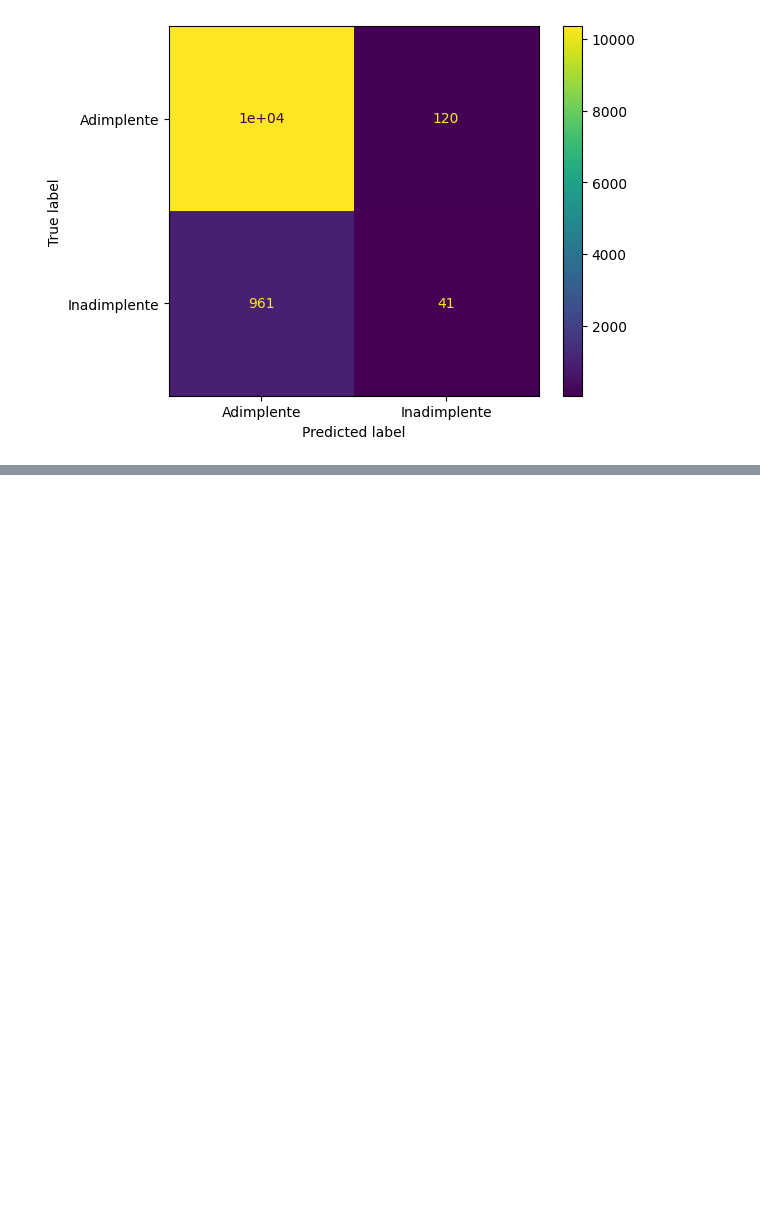
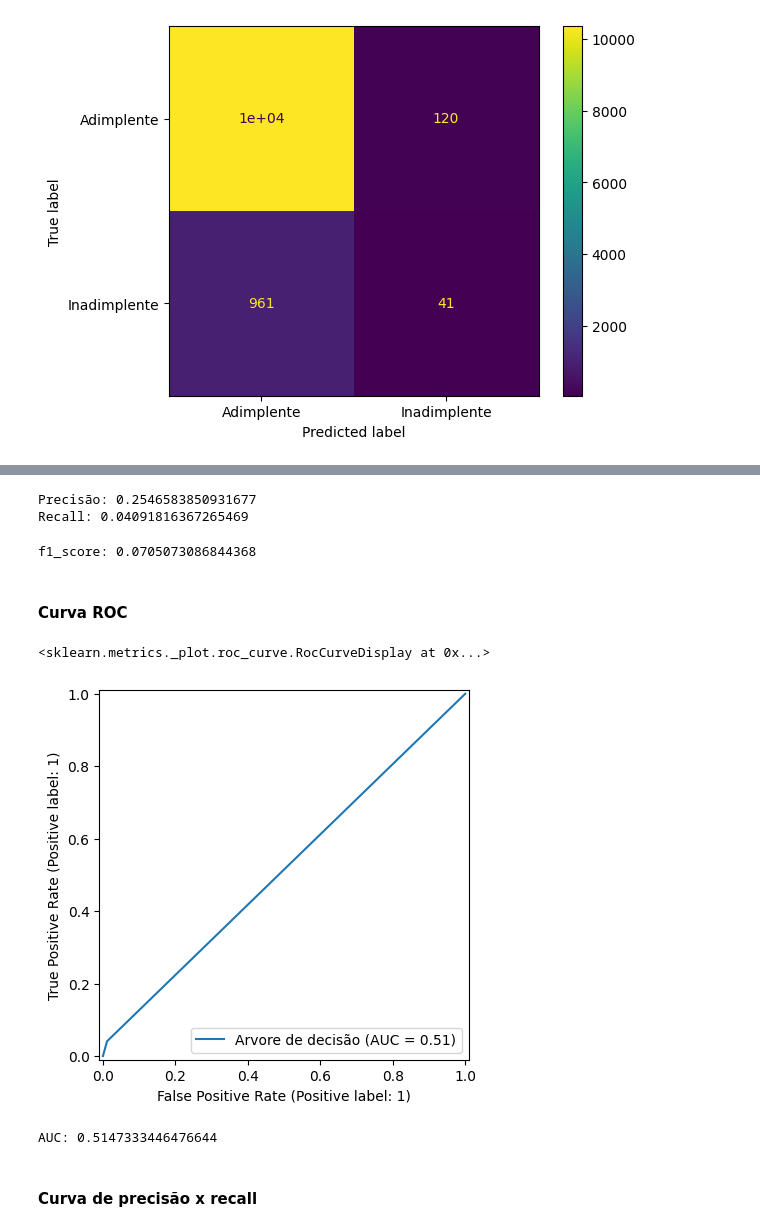
Before and after one commit to FranPomba/Tech-Fundation---alura-one, a Jupyter notebook: 3 - Estatística e Machine Learning/6 - Classificação validação de modelos e métricas de avaliação/Projeto+inicial+-+Classificação+-+Validação+e+métricas.ipynb, the cells around one changed output, grey strips where cells are left out. Drawn from its saved outputs; the diff is of its cells as text; code cells hidden in the pictures; blank space fills up the shorter version.

```diff
--- a/3 - Estatística e Machine Learning/6 - Classificação validação de modelos e métricas de avaliação/Projeto+inicial+-+Classificação+-+Validação+e+métricas.ipynb
+++ b/3 - Estatística e Machine Learning/6 - Classificação validação de modelos e métricas de avaliação/Projeto+inicial+-+Classificação+-+Validação+e+métricas.ipynb
@@ -118,0 +129,6 @@ visualicao.plot();
+# %%
+print(f"Precisão: {precision_score(y_val, y_previsto)}")
+print(f"Recall: {recall_score(y_val, y_previsto)}")
+# %% [output]
+Precisão: 0.2546583850931677
+Recall: 0.04091816367265469
@@ -118,0 +137,6 @@ visualicao.plot();
+# %%
+print(f"f1_score: {f1_score(y_val, y_previsto)}")
+# %% [output]
+f1_score: 0.0705073086844368
+# %% [markdown]
+#### Curva ROC
@@ -118,0 +145,5 @@ visualicao.plot();
+# %%
+RocCurveDisplay.from_predictions(y_val, y_previsto, name="Arvore de decisão")
+# %% [output]
+<sklearn.metrics._plot.roc_curve.RocCurveDisplay at 0x...>
+[figure, added]
@@ -118,0 +152,6 @@ visualicao.plot();
+# %%
+print(f"AUC: {roc_auc_score(y_val, y_previsto)}")
+# %% [output]
+AUC: 0.5147333446476644
+# %% [markdown]
+#### Curva de precisão x recall
```
Also changed, not shown: parts of 29 cells of this notebook, 1 other file.
